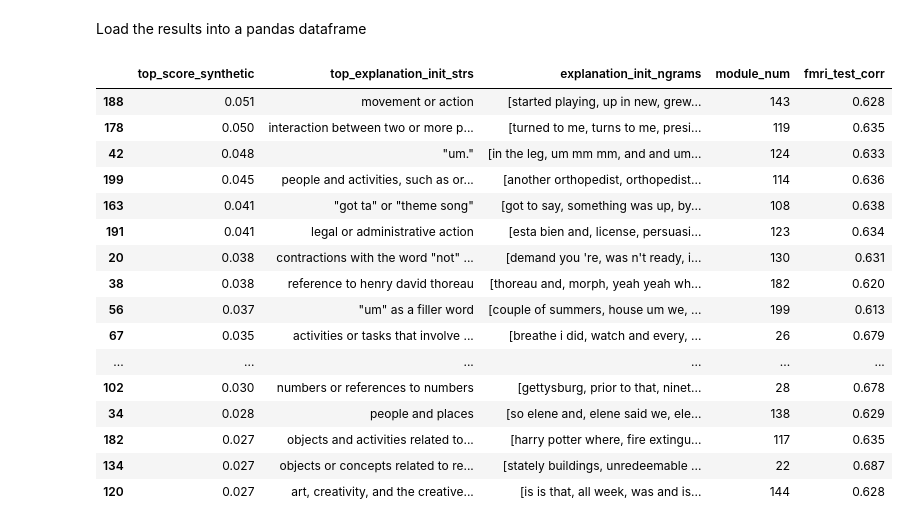
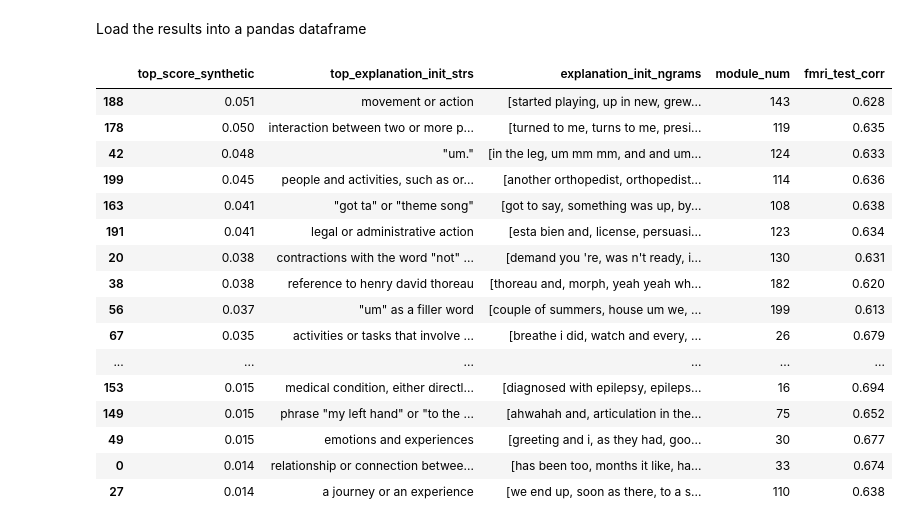
Before and after one commit to microsoft/automated-explanations, a Jupyter notebook: notebooks/01_fmri_results.ipynb, the cells around one changed output. Drawn from its saved outputs; the diff is of its cells as text; code cells hidden in the pictures.

```diff
--- a/notebooks/01_fmri_results.ipynb
+++ b/notebooks/01_fmri_results.ipynb
@@ -36,34 +36,36 @@ r.to_pickle(join(results_dir, 'results_aggregated.pkl'))
 # %%
 # display full strings
 with pd.option_context('display.max_colwidth', -1, 'display.max_rows', 200):
-
-    display(
+    r_viz = (
         r
         .sort_values(by='top_score_synthetic', ascending=False)
         .filter(['top_score_synthetic', 'top_explanation_init_strs', 'explanation_init_ngrams', 'module_num', 'fmri_test_corr'])
         # .filter(['top_explanation_init_strs', 'explanation_init_ngrams', 'top_strs_added'])
         # .filter(['explanation_init_strs', 'explanation_init_ngrams',])
-        .head(n=20)
+        .head(n=80)
         .round(3)
     )
+    r_viz.to_csv('results.csv')
+
+    display(r_viz)
 # %% [output]
 |  | top_score_synthetic | top_explanation_init_strs | explanation_init_ngrams | module_num | fmri_test_corr |
 | 188 | 0.051 | movement or action | [started playing, up in new, grew... | 143 | 0.628 |
 | 178 | 0.050 | interaction between two or more p... | [turned to me, turns to me, presi... | 119 | 0.635 |
 | 42 | 0.048 | "um." | [in the leg, um mm mm, and and um... | 124 | 0.633 |
 | 199 | 0.045 | people and activities, such as or... | [another orthopedist, orthopedist... | 114 | 0.636 |
 | 163 | 0.041 | "got ta" or "theme song" | [got to say, something was up, by... | 108 | 0.638 |
 | 191 | 0.041 | legal or administrative action | [esta bien and, license, persuasi... | 123 | 0.634 |
 | 20 | 0.038 | contractions with the word "not" ... | [demand you 're, was n't ready, i... | 130 | 0.631 |
 | 38 | 0.038 | reference to henry david thoreau | [thoreau and, morph, yeah yeah wh... | 182 | 0.620 |
 | 56 | 0.037 | "um" as a filler word | [couple of summers, house um we, ... | 199 | 0.613 |
 | 67 | 0.035 | activities or tasks that involve ... | [breathe i did, watch and every, ... | 26 | 0.679 |
 | ... | ... | ... | ... | ... | ... |
-| 102 | 0.030 | numbers or references to numbers | [gettysburg, prior to that, ninet... | 28 | 0.678 |
-| 34 | 0.028 | people and places | [so elene and, elene said we, ele... | 138 | 0.629 |
-| 182 | 0.027 | objects and activities related to... | [harry potter where, fire extingu... | 117 | 0.635 |
-| 134 | 0.027 | objects or concepts related to re... | [stately buildings, unredeemable ... | 22 | 0.687 |
-| 120 | 0.027 | art, creativity, and the creative... | [is is that, all week, was and is... | 144 | 0.628 |
+| 153 | 0.015 | medical condition, either directl... | [diagnosed with epilepsy, epileps... | 16 | 0.694 |
+| 149 | 0.015 | phrase "my left hand" or "to the ... | [ahwahah and, articulation in the... | 75 | 0.652 |
+| 49 | 0.015 | emotions and experiences | [greeting and i, as they had, goo... | 30 | 0.677 |
+| 0 | 0.014 | relationship or connection betwee... | [has been too, months it like, ha... | 33 | 0.674 |
+| 27 | 0.014 | a journey or an experience | [we end up, soon as there, to a s... | 110 | 0.638 |
 # %%
 r.keys()
 # %% [output]
```
Also changed, not shown: parts of 2 cells of this notebook, 1 other file.
